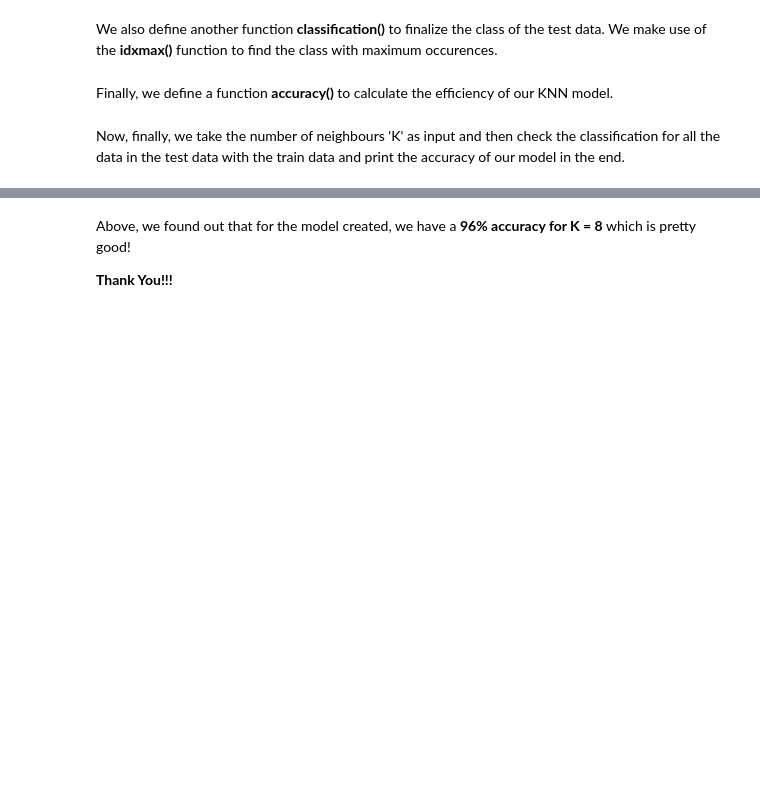
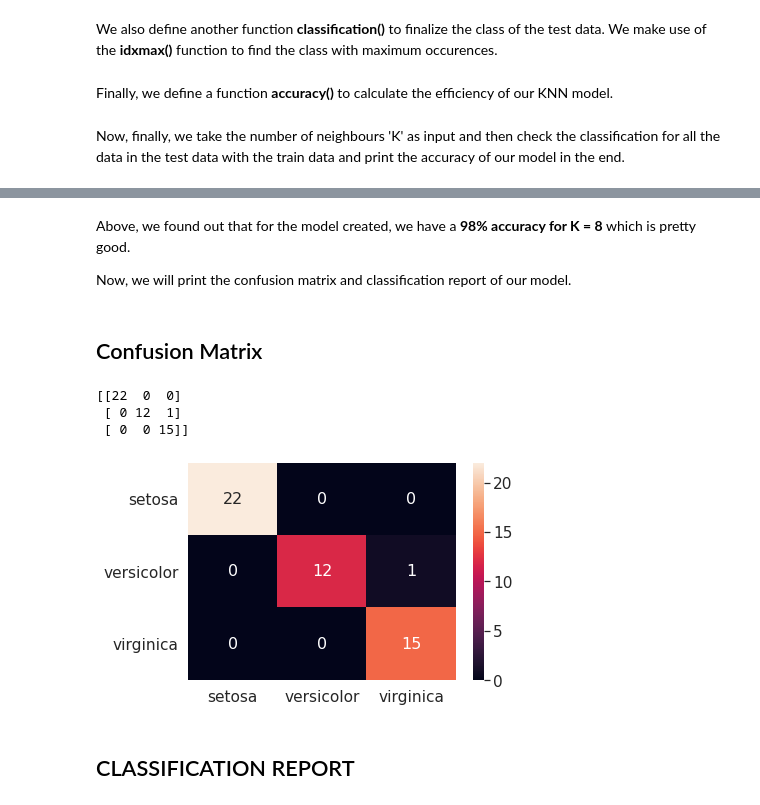
Before and after one commit to NikhilKP631197/ADG--ML-TASKS, a Jupyter notebook: knn_full_implementation.ipynb, the cells around one changed output, grey strips where cells are left out. Saved outputs shown, nothing was run; the diff lists cells and outputs as text; code cells hidden in the pictures; blank space fills up the shorter version.

```diff
--- a/knn_full_implementation.ipynb
+++ b/knn_full_implementation.ipynb
@@ -133,4 +133,31 @@ Accuracy Of The KNN model for K =  8  is  96.0
 # %% [markdown]
-Above, we found out that for the model created, we have a **96% accuracy for K = 8** which is pretty good!
+Above, we found out that for the model created, we have a **98% accuracy for K = 8** which is pretty good.
 
-**Thank You!!!**
+Now, we will print the confusion matrix and classification report of our model.
+# %% [markdown]
+## Confusion Matrix
+# %%
+from sklearn.metrics import confusion_matrix, classification_report
+
+cm = confusion_matrix(dte.iloc[:,-1], y_pred)
+
+print(cm)
+# %% [output]
+[[22  0  0]
+ [ 0 12  1]
+ [ 0  0 15]]
+# %%
+import seaborn as sn
+
+titles = ['setosa', 'versicolor', 'virginica']
+
+df_cm = pd.DataFrame(cm, index = titles, columns = titles)
+
+sn.set(font_scale=1.4)
+sn.heatmap(df_cm, annot=True, annot_kws={"size": 16})
+
+plt.show()
+# %% [output]
+[figure, added]
+# %% [markdown]
+## CLASSIFICATION REPORT
```
Also changed, not shown: parts of 5 cells of this notebook.
